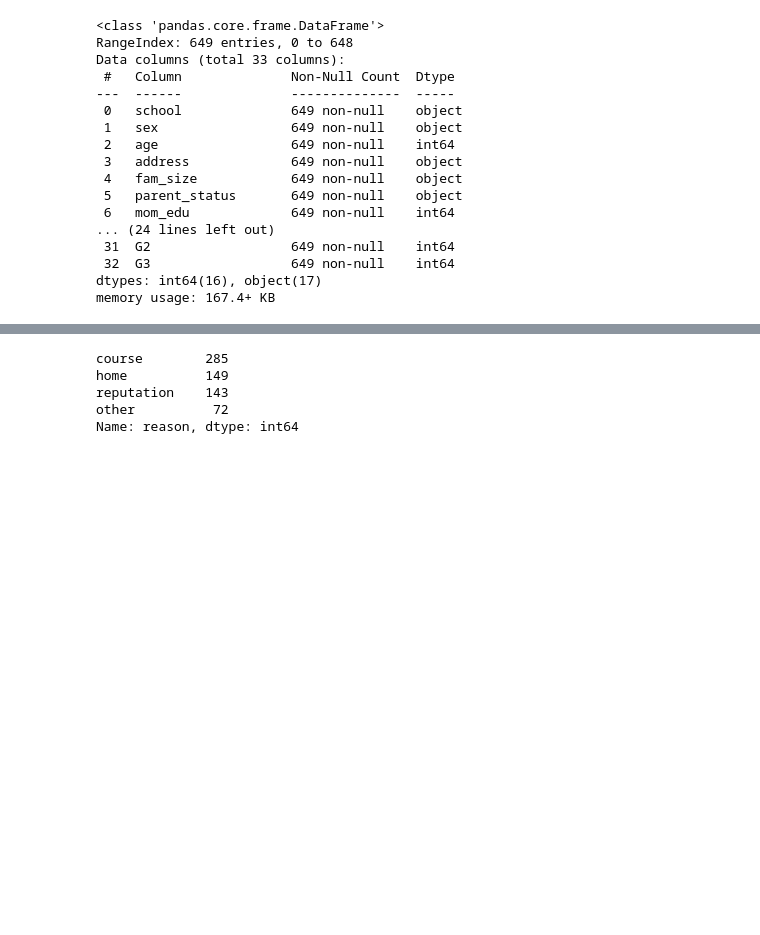
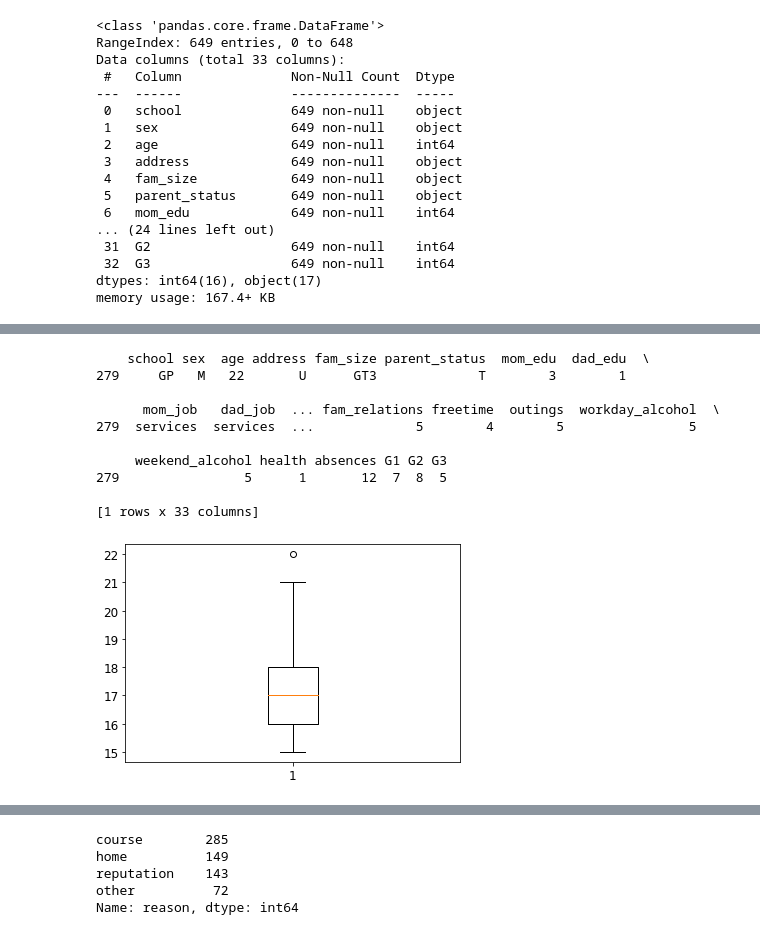
Before and after one commit to sk2003hw/Data-Mining-and-Machine-Learning-Portfolio, a Jupyter notebook: Lab 2. Pre-processing dataset.ipynb, the cells around one changed output, grey strips where cells are left out. Cells and saved outputs as stored; diff of their text form; code cells hidden in the pictures; blank space fills up the shorter version.

```diff
--- a/Lab 2. Pre-processing dataset.ipynb
+++ b/Lab 2. Pre-processing dataset.ipynb
@@ -147,6 +152,23 @@ data.dropna() # dropping missing values, if present in dataset
 | 648 | MS | M | 18 | R | LE3 | T | 3 | 2 | services | other | ... | ... |
 649 rows × 33 columns
 # %%
-data.rename(columns = {'famsize':'fam_size','Pstatus':'parent_status', 'Medu':'mom_edu', 'Fedu':'dad_edu', 'Mjob':'mom_job', 'Fjob':'dad_job', 'schoolsup':'school_support', 'famsup':'fam_support', 'paid':'paid_class', 'higher':'higher_edu', 'romantic':'romantic_relations', 'famrel':'fam_relations', 'goout':'outings', 'Dalc':'workday_alcohol', 'Walc':'weekend_alcohol'}, inplace = True)
-# renames the data columns
+data.rename(columns={
+    'famsize': 'fam_size',
+    'Pstatus': 'parent_status',
+    'Medu': 'mom_edu',
+    'Fedu': 'dad_edu',
+    'Mjob': 'mom_job',
+    'Fjob': 'dad_job',
+    'schoolsup': 'school_support',
+    'famsup': 'fam_support',
+    'paid': 'paid_class',
+    'higher': 'higher_edu',
+    'romantic': 'romantic_relations',
+    'famrel': 'fam_relations',
+    'goout': 'outings',
+    'Dalc': 'workday_alcohol',
+    'Walc': 'weekend_alcohol'
+},
+            inplace=True)
+# renaming the data columns
 # %%
@@ -171,0 +200,31 @@ memory usage: 167.4+ KB
+# %%
+age_Q1 = data["age"].quantile(0.25)
+age_Q3 = data["age"].quantile(0.75)
+age_IQR = age_Q3 - age_Q1  # Computing IQR
+
+# Data ponints below the lower fence (Q1-1.5*IQR) and above the upper fence (Q3+1.5*IQR) are considered to be outliers.
+age_outliers = data[(data["age"] < (age_Q1 - 1.5 * age_IQR))
+                    | (data["age"] > (age_Q3 + 1.5 * age_IQR))]
+
+print(age_outliers)  # to check out the outliers
+
+# # Filtering Values between Q1-1.5IQR and Q3+1.5IQR, removing outliers from the dataset
+# data = data[(data["age"]>=(age_Q1 - 1.5 * age_IQR)) & (data["age"]<=(age_Q3 + 1.5 * age_IQR))]
+# We do not want the filter the data as we would like to consider the only person of 22 years of age for possible interesting correlations.
+# We might want to reconsider our decision at a later point if required.
+
+# Creating boxplot, dots representing data above the upper fence or below the lower fence represent outliers
+age_plot = plt.boxplot(data["age"])
+plt.show(age_plot)
+# %% [output]
+    school sex  age address fam_size parent_status  mom_edu  dad_edu  \
+279     GP   M   22       U      GT3             T        3        1
+
+      mom_job   dad_job  ... fam_relations freetime  outings  workday_alcohol  \
+279  services  services  ...             5        4        5                5
+
+     weekend_alcohol health absences G1 G2 G3
+279                5      1       12  7  8  5
+
+[1 rows x 33 columns]
+[figure, added]
```
Also changed, not shown: parts of 25 cells of this notebook.
